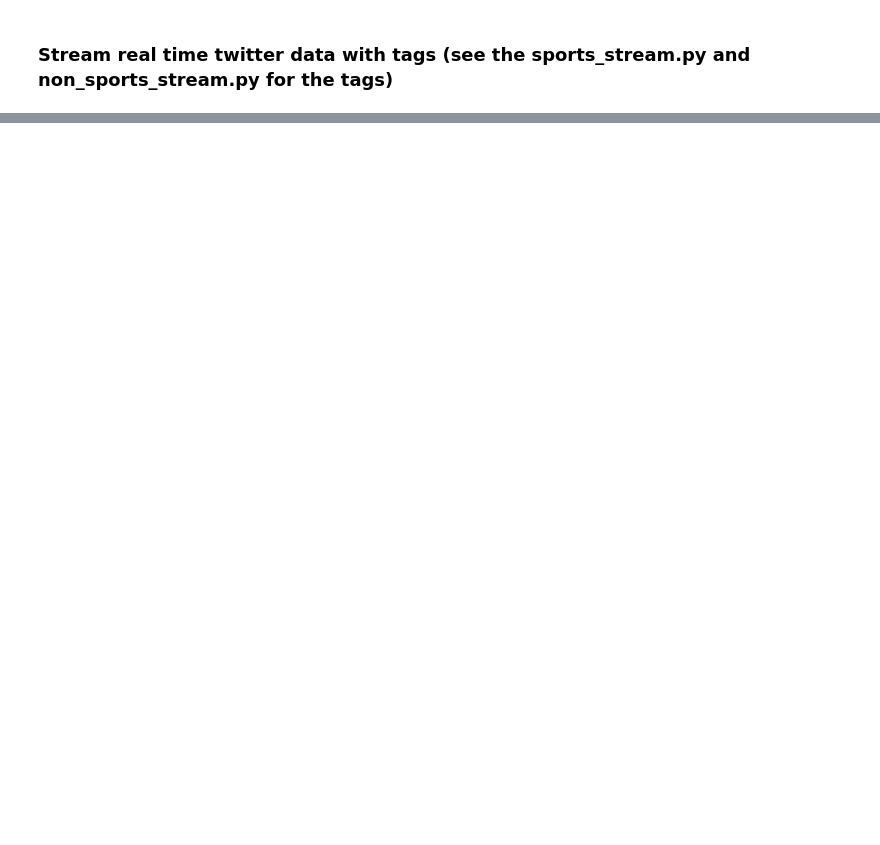
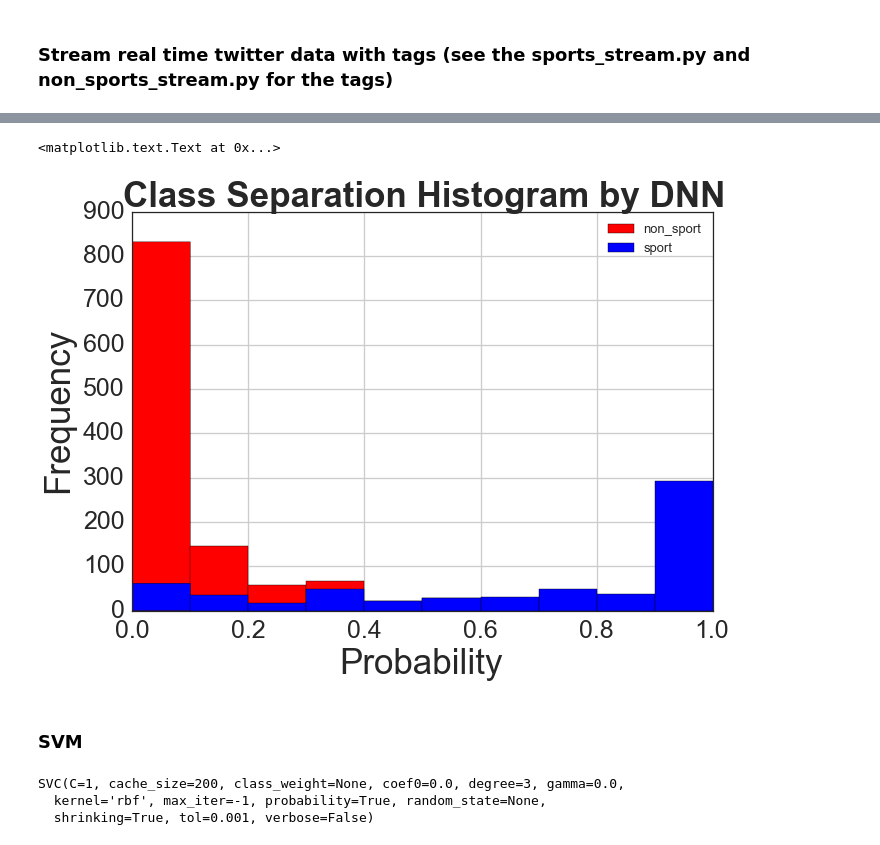
Before and after one commit to purnawirman/NLP-Classifier, a Jupyter notebook: Twitter data mining.ipynb, the cells around one changed output, grey strips where cells are left out. Saved outputs shown, nothing was run; the diff lists cells and outputs as text; code cells hidden in the pictures; blank space fills up the shorter version.

```diff
--- a/Twitter data mining.ipynb
+++ b/Twitter data mining.ipynb
@@ -179,0 +480,11 @@ import onlineldavb
+# %%
+X_list = []
+y_list = []
+for i,word in enumerate(tweets_df['max_word']):
+    try:
+        X_list.append(model[word])
+        y_list.append(tweets_df['label'][i])
+    except:
+        print tweets_df['text'][i],word
+
+# print X_list
@@ -179,0 +509,10 @@ import onlineldavb
+# %%
+X = np.vstack([X_list])
+y = np_utils.to_categorical(y_list, 2)
+
+X_train, X_test, y_train, y_test = train_test_split(X, y, test_size=0.10, random_state=123)
+X_train, X_cv, y_train, y_cv = train_test_split(X_train, y_train, test_size=0.20, random_state=123)
+
+print('train: X.shape = {}  y.shape = {} d:p split = {}'.format(X_train.shape, y_train.shape, np.sum(y_train[:,1]) / float(len(y_train))))
+print('cv: X.shape = {}  y.shape = {} d:p split = {}'.format(X_cv.shape, y_cv.shape, np.sum(y_cv[:,1]) / float(len(y_cv))))
+print('test: X.shape = {}  y.shape = {} d:p split = {}'.format(X_test.shape, y_test.shape, np.sum(y_test[:,1]) / float(len(y_test))))
@@ -179,0 +557,6 @@ import onlineldavb
+# %%
+batch_size = 100
+nb_epoch = 25
+
+print("Train...")
+model.fit(X_train, y_train, batch_size=batch_size, nb_epoch=nb_epoch, validation_data=(X_cv, y_cv), show_accuracy=True)
@@ -179,0 +636,22 @@ import onlineldavb
+# %%
+fig, ax = plt.subplots()
+pd.DataFrame({'non_sport':y_predicted_proba[:,1][y_test[:,1]==0]}).plot(ax=ax, kind='hist', color='red')
+pd.DataFrame({'sport':y_predicted_proba[:,1][y_test[:,1]==1]}).plot(ax=ax, kind='hist', color='blue')
+ax.tick_params(axis='x', labelsize=25)
+ax.tick_params(axis='y', labelsize=25)
+ax.set_xlabel('Probability', fontsize=35)
+ax.set_ylabel('Frequency' , fontsize=35)
+ax.set_title('Class Separation Histogram by DNN', fontsize=35, fontweight='bold')
+# %% [output]
+<matplotlib.text.Text at 0x...>
+[figure, added]
+# %% [markdown]
+### SVM
+# %%
+from sklearn.svm import SVC
+model_svc = SVC(C=1,kernel = 'rbf',probability=True)
+model_svc.fit(X,np.array(y_list))
+# %% [output]
+SVC(C=1, cache_size=200, class_weight=None, coef0=0.0, degree=3, gamma=0.0,
+  kernel='rbf', max_iter=-1, probability=True, random_state=None,
+  shrinking=True, tol=0.001, verbose=False)
```
Also changed, not shown: parts of 54 cells of this notebook, 2 other files.
